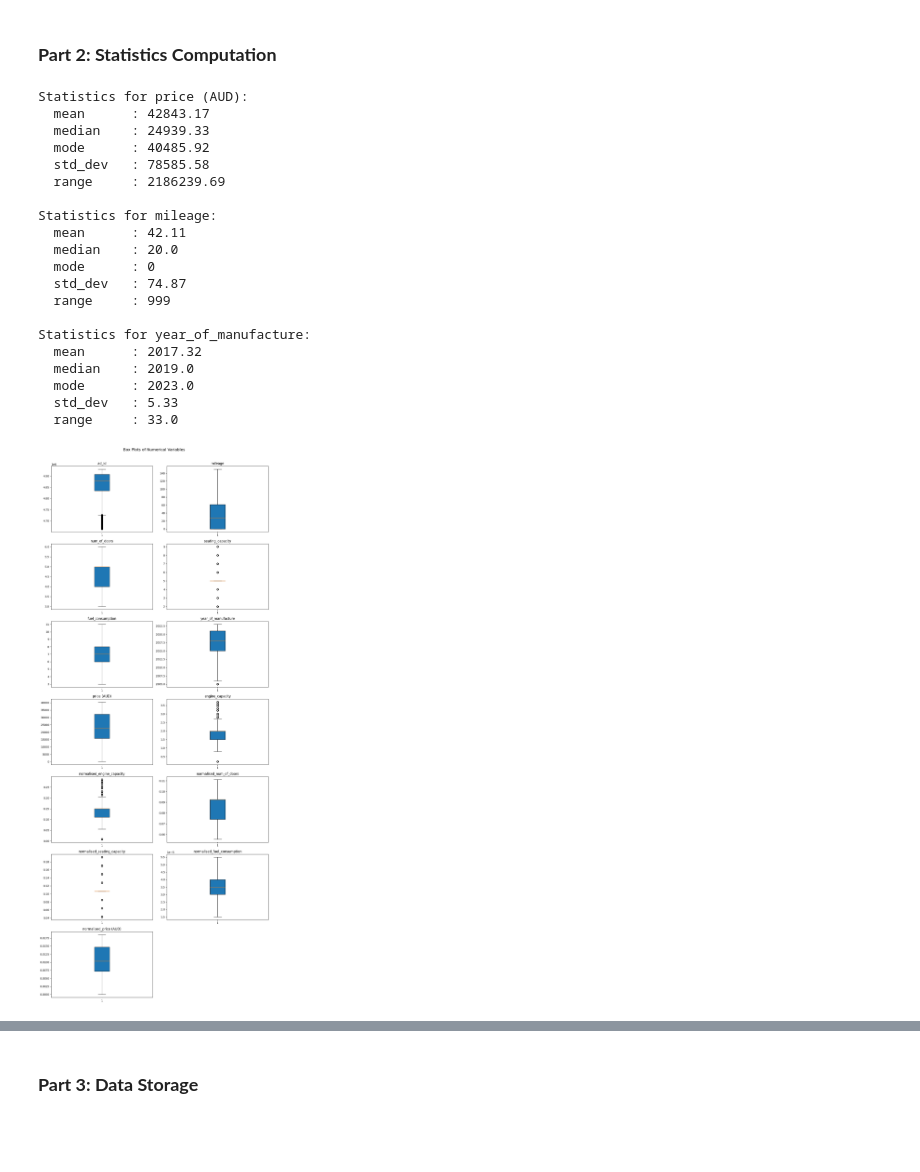
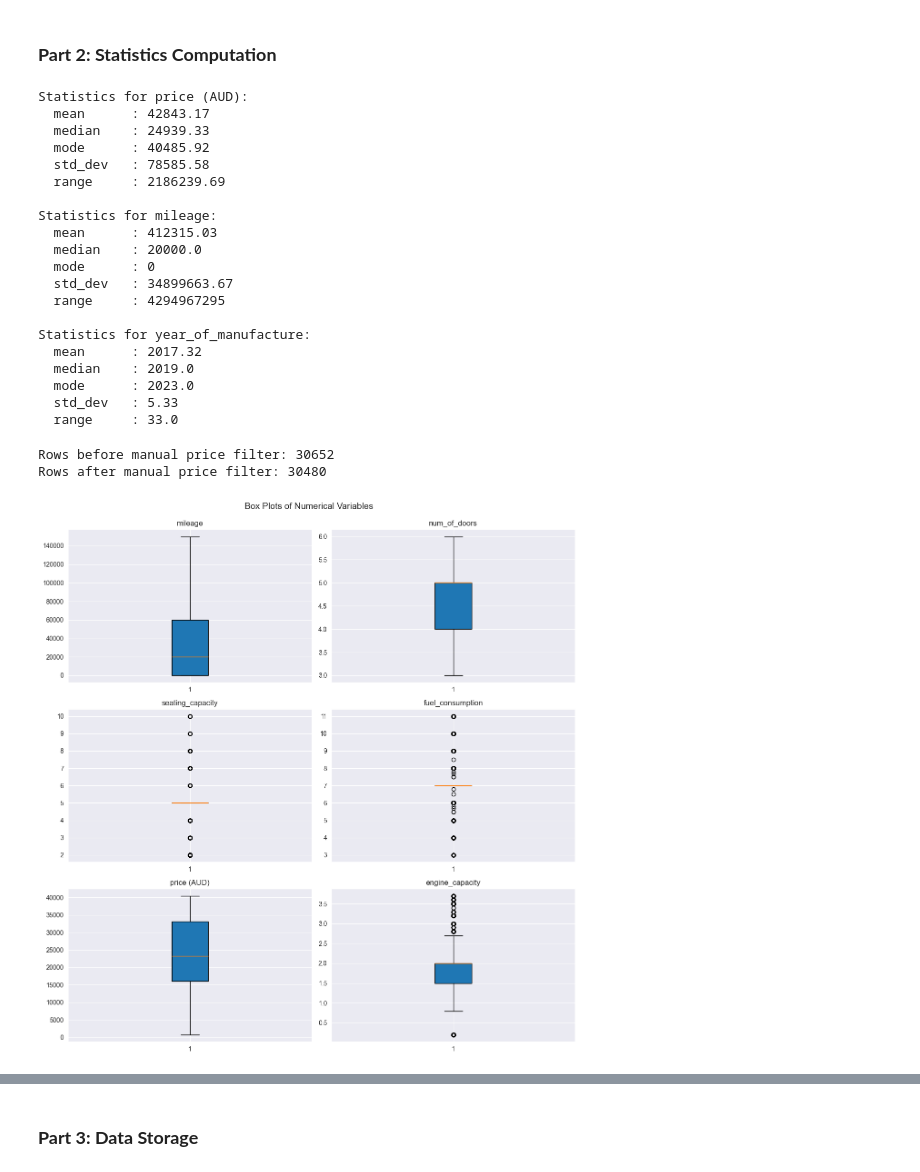
Before and after one commit to Rimanshuu/7008_Data_Vis_Repo, a Jupyter notebook: Assignment1_7008_T2_25.ipynb, the cells around one changed output, grey strips where cells are left out. Cells and saved outputs as stored; diff of their text form; code cells hidden in the pictures; blank space fills up the shorter version.

Commit message:
feat: data cleaning & outliners fixes

```diff
--- a/Assignment1_7008_T2_25.ipynb
+++ b/Assignment1_7008_T2_25.ipynb
@@ -65,7 +65,9 @@ numerical_cols = ['mileage', 'num_of_doors', 'seating_capacity', 'fuel_consumpti
 
 for col in numerical_cols:
     car_data[col] = pd.to_numeric(
-        car_data[col].astype(str).str.extract(r'^(\d+(?:\.\d+)?)', expand=False),
+        car_data[col].astype(str)
+        .str.replace(',', '', regex=False) ##ADD##This line has a problem with data retrieval, something like '29,000 Km' will only capture '29'.
+        .str.extract(r'^(\d+(?:\.\d+)?)', expand=False),
         errors='coerce'
     )
 
@@ -208,11 +209,11 @@ Statistics for price (AUD):
   range     : 2186239.69
 
 Statistics for mileage:
-  mean      : 42.11
-  median    : 20.0
+  mean      : 412315.03
+  median    : 20000.0
   mode      : 0
-  std_dev   : 74.87
-  range     : 999
+  std_dev   : 34899663.67
+  range     : 4294967295
 
 Statistics for year_of_manufacture:
   mean      : 2017.32
@@ -225,9 +226,29 @@ Statistics for year_of_manufacture:
 cleaned_car_data = processed_car_dataset.copy()
 cleaned_car_data.columns = cleaned_car_data.columns.str.strip()
 
-# collect outliers from every col to set()
+
+print(f"Rows before manual price filter: {cleaned_car_data.shape[0]}")
+cleaned_car_data = cleaned_car_data[cleaned_car_data['price (AUD)'] >= 100]
+###ADD###If this line is not used, the data 0.0000405 will be kept even after removing outli
+print(f"Rows after manual price filter: {cleaned_car_data.shape[0]}")
+
+# Outliers exclude list
+cols_to_exclude = [
+    'ad_id',
+    'normalised_engine_capacity',
+    'normalised_num_of_doors',
+    'normalised_seating_capacity',
+    'normalised_fuel_consumption',
+    'normalised_price (AUD)',
+    'year_of_manufacture'
+]
+###############These are not to be outlier removal, otherwise a lot of data will be deleted,
+########among which year_of_manufacture is not needed, because it will delete all the data of 'Wagon' cars.
+
+
+# collect outliers from every col to set(), excluding columns in exclude list
 outlier_indices = set()
-numeric_cols = cleaned_car_data.select_dtypes(include=['float64', 'int64']).columns
+numeric_cols = cleaned_car_data.select_dtypes(include=['float64', 'int64']).columns.drop(cols_to_exclude)
 
 for col in numeric_cols:
     Q1 = cleaned_car_data[col].quantile(0.25)
@@ -241,31 +262,34 @@ for col in numeric_cols:
 
 # remove outliers
 cleaned_car_data.drop(index=outlier_indices, inplace=True)
+# %% [output]
+Rows before manual price filter: 30652
+Rows after manual price filter: 30480
 # %%
 # Visualise boxplot to see outliers
-numeric_cols = cleaned_car_data.select_dtypes(include=['float64', 'int64']).columns
+numeric_cols = cleaned_car_data.select_dtypes(include=['float64', 'int64']).columns.drop(cols_to_exclude)
 n = len(numeric_cols)
 
 cols = 2 #make it 2 cols
 rows = (n + 1) // cols
 
 fig, axs = plt.subplots(rows, cols, figsize=(12, 4 * rows)) #create graph
 axs = axs.flatten()
 
 # Create boxplot
 for i, col in enumerate(numeric_cols): #create boxplot
     axs[i].boxplot(cleaned_car_data[col].dropna(), patch_artist=True)
     axs[i].set_title(col)
 
 # Delete spaces
 for j in range(i + 1, len(axs)):
     fig.delaxes(axs[j])
 
 plt.tight_layout()
 plt.suptitle("Box Plots of Numerical Variables", fontsize=14, y=1.02)
 plt.show()
 # %% [output]
-[figure, old version]
+[figure, new version]
 # %%
 # identify and treat missing value
 # show missing values
```
Also changed, not shown: parts of 8 cells of this notebook, 3 other files.
